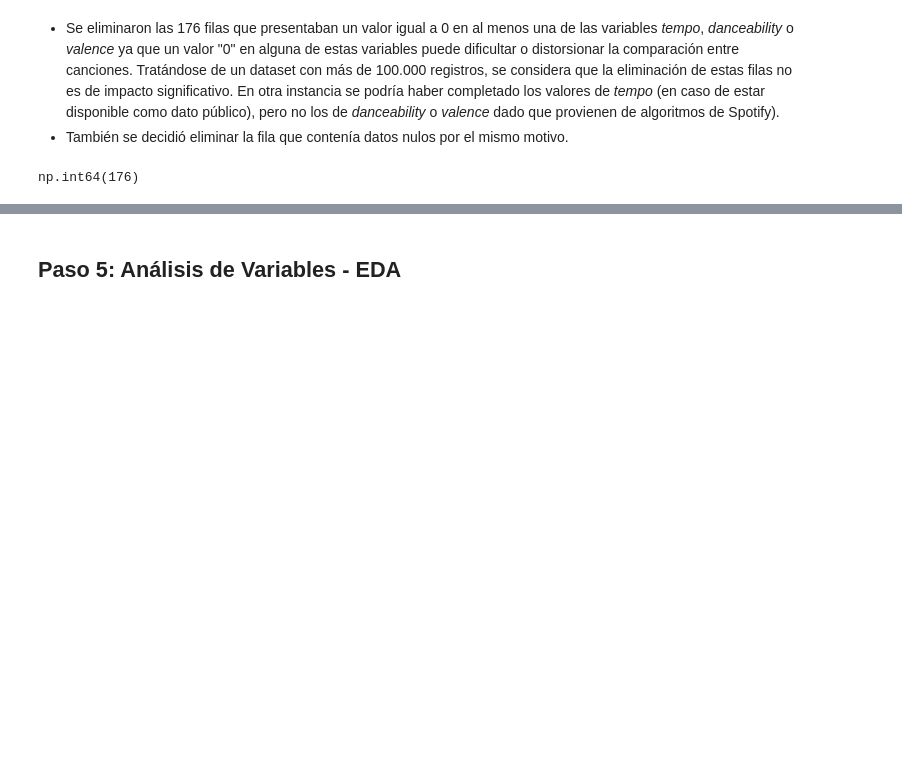
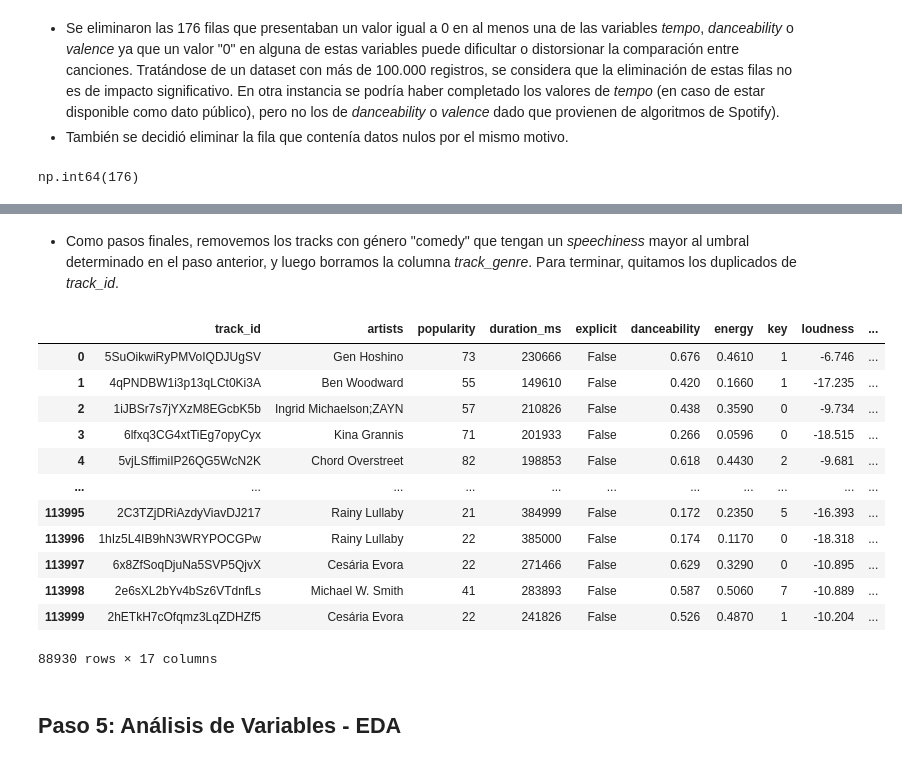
Before and after one commit to ArthurMartinezUcu/Ucu_diploma_python, a Jupyter notebook: notebooks/notebook.ipynb, the cells around one changed output, grey strips where cells are left out. Drawn from its saved outputs; the diff is of its cells as text; code cells hidden in the pictures; blank space fills up the shorter version.

Commit message:
Se filtran filas con speechiness > 0,89 y se eliminan columnas

```diff
--- a/notebooks/notebook.ipynb
+++ b/notebooks/notebook.ipynb
@@ -266,4 +263,0 @@ df_clean.drop(65900, axis=0, inplace=True) # Se elimina la fila con datos fantas
-# %%
-generos_agrupados = df_clean.groupby('track_id')['track_genre'].apply(lambda x: list(x.unique()))
-df_clean = df_clean.drop_duplicates(subset=['track_id']).drop(columns=['track_genre'])
-df_clean = df_clean.merge(generos_agrupados, on='track_id')
@@ -270,3 +267,32 @@ df_clean = df_clean.merge(generos_agrupados, on='track_id')
+# %%
+df_clean = df_clean.drop(columns=["Unnamed: 0", "track_name", "album_name"])
+# %% [markdown]
+* Como pasos finales, removemos los tracks con género "comedy" que tengan un _speechiness_ mayor al umbral determinado en el paso anterior, y luego borramos la columna _track_genre_. Para terminar, quitamos los duplicados de _track_id_.
+# %%
+# Eliminar registros de comedy con speechiness > 0.89
+condicion_eliminar = (df_clean["track_genre"] == "comedy") & (df_clean["speechiness"] > 0.89)
+df_clean = df_clean[~condicion_eliminar]
+
+# Eliminar columna track_genre
+df_clean = df_clean.drop(columns=["track_genre"])
+
+# Eliminar duplicados por track_id
+df_clean = df_clean.drop_duplicates(subset="track_id")
+df_clean
+# %% [output]
+|  | track_id | artists | popularity | duration_ms | explicit | danceability | energy | key | loudness | ... |
+| 0 | 5SuOikwiRyPMVoIQDJUgSV | Gen Hoshino | 73 | 230666 | False | 0.676 | 0.4610 | 1 | -6.746 | ... |
+| 1 | 4qPNDBW1i3p13qLCt0Ki3A | Ben Woodward | 55 | 149610 | False | 0.420 | 0.1660 | 1 | -17.235 | ... |
+| 2 | 1iJBSr7s7jYXzM8EGcbK5b | Ingrid Michaelson;ZAYN | 57 | 210826 | False | 0.438 | 0.3590 | 0 | -9.734 | ... |
+| 3 | 6lfxq3CG4xtTiEg7opyCyx | Kina Grannis | 71 | 201933 | False | 0.266 | 0.0596 | 0 | -18.515 | ... |
+| 4 | 5vjLSffimiIP26QG5WcN2K | Chord Overstreet | 82 | 198853 | False | 0.618 | 0.4430 | 2 | -9.681 | ... |
+| ... | ... | ... | ... | ... | ... | ... | ... | ... | ... | ... |
+| 113995 | 2C3TZjDRiAzdyViavDJ217 | Rainy Lullaby | 21 | 384999 | False | 0.172 | 0.2350 | 5 | -16.393 | ... |
+| 113996 | 1hIz5L4IB9hN3WRYPOCGPw | Rainy Lullaby | 22 | 385000 | False | 0.174 | 0.1170 | 0 | -18.318 | ... |
+| 113997 | 6x8ZfSoqDjuNa5SVP5QjvX | Cesária Evora | 22 | 271466 | False | 0.629 | 0.3290 | 0 | -10.895 | ... |
+| 113998 | 2e6sXL2bYv4bSz6VTdnfLs | Michael W. Smith | 41 | 283893 | False | 0.587 | 0.5060 | 7 | -10.889 | ... |
+| 113999 | 2hETkH7cOfqmz3LqZDHZf5 | Cesária Evora | 22 | 241826 | False | 0.526 | 0.4870 | 1 | -10.204 | ... |
+88930 rows × 17 columns
 # %% [markdown]
 ## Paso 5: Análisis de Variables - EDA
 # %% [markdown]
```
Also changed, not shown: parts of 3 cells of this notebook.
